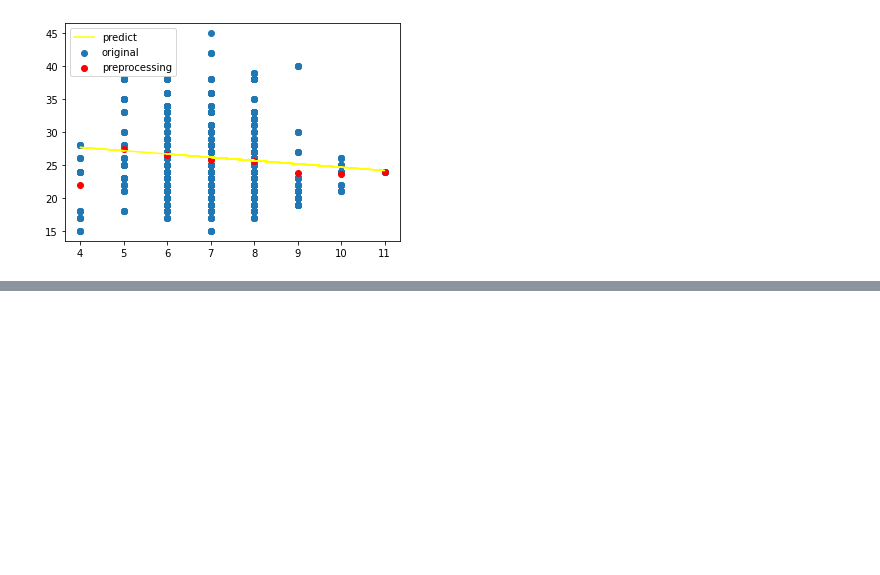
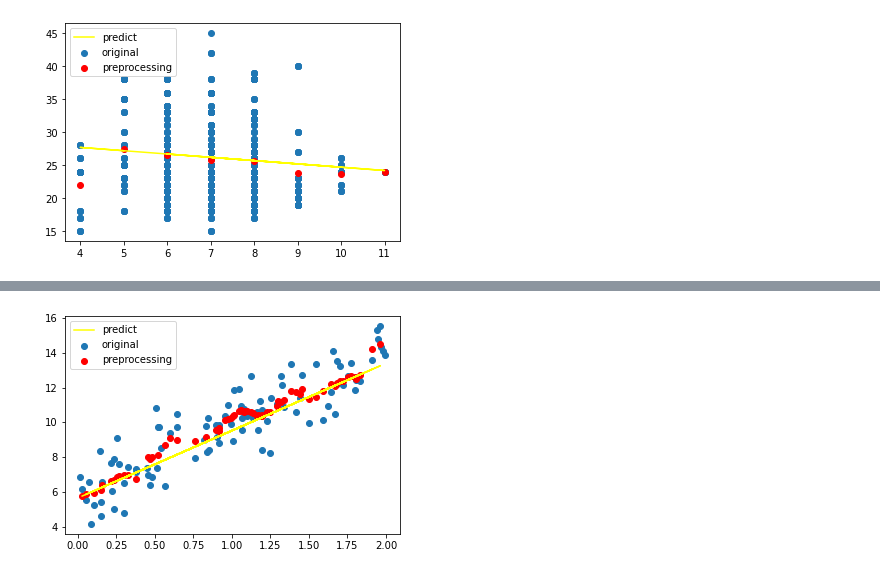
Before and after one commit to SimplePro/PcmLinearRegression, a Jupyter notebook: CustomML/test.ipynb, the cells around one changed output, grey strips where cells are left out. Cells and saved outputs as stored; diff of their text form; code cells hidden in the pictures; blank space fills up the shorter version.

```diff
--- a/CustomML/test.ipynb
+++ b/CustomML/test.ipynb
@@ -149,0 +165,4 @@ lr_model.evaluation_graph(sleeps, bmis)
+# %%
+lr_model.evaluation_graph(X, y)
+# %% [output]
+[figure, added]
```
Also changed, not shown: parts of 3 cells of this notebook.
